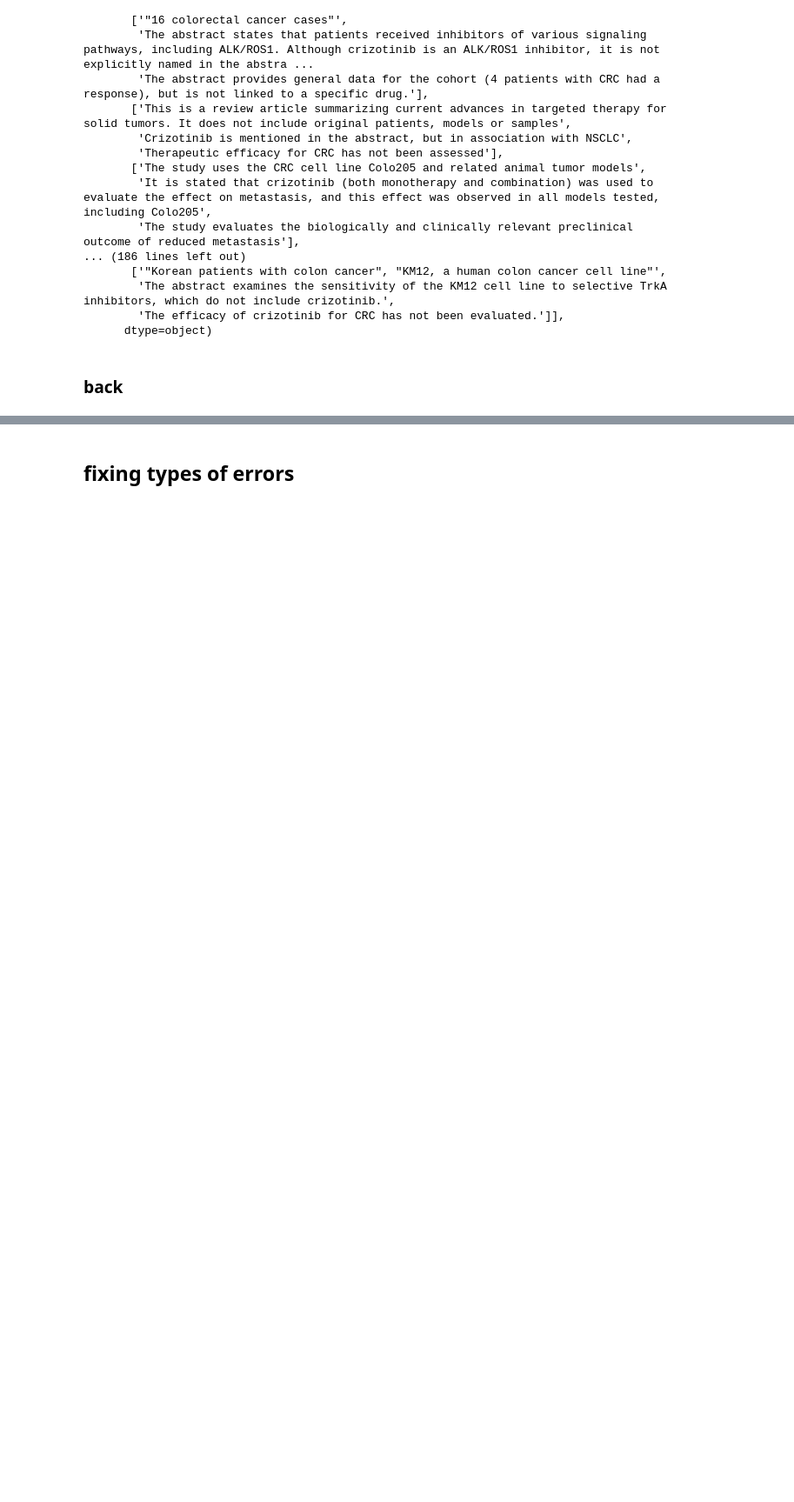
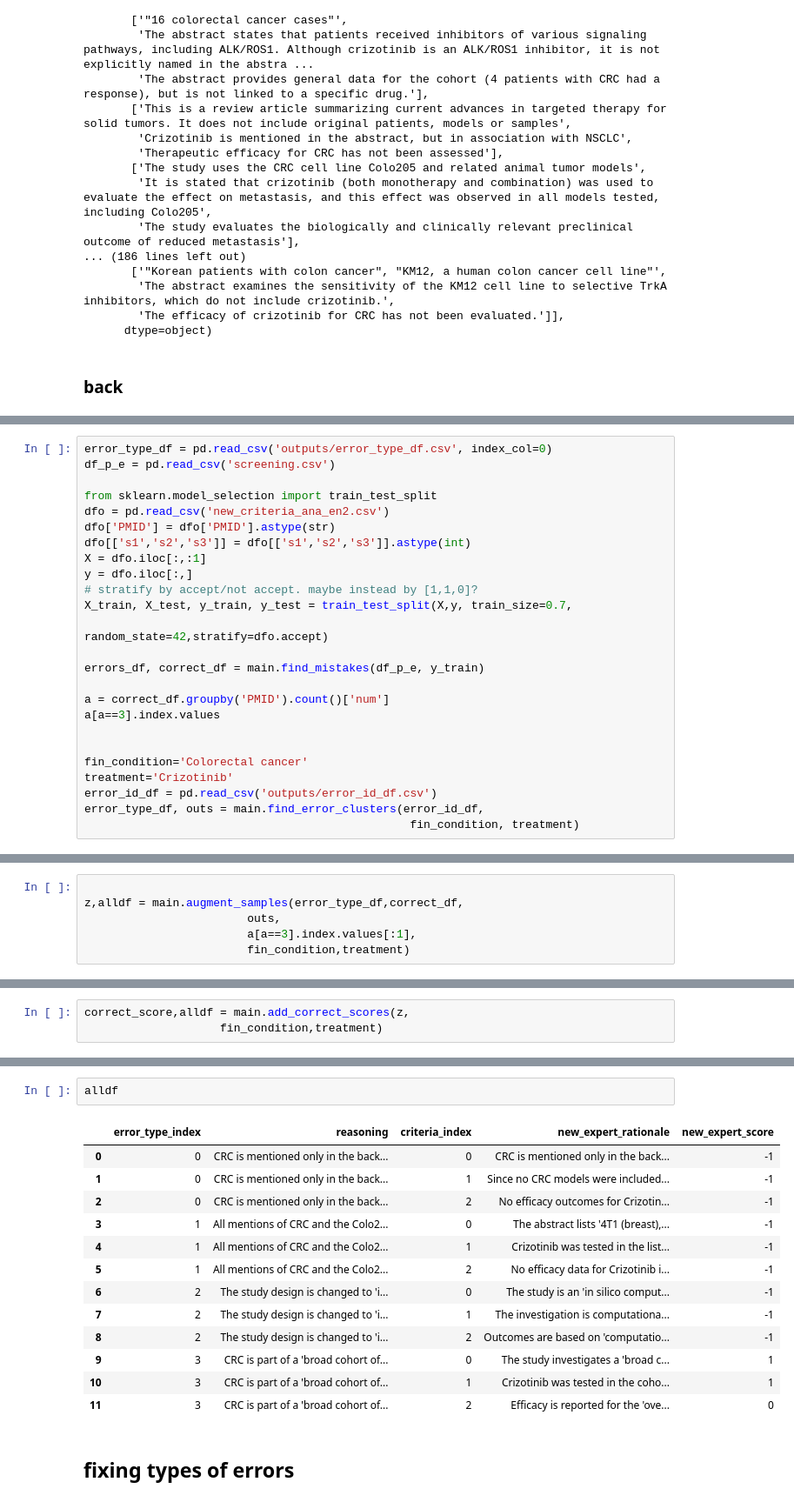
Before and after one commit to vnleonenko/GenerativeBenchmarkAI, a Jupyter notebook: mary/genben.ipynb, the cells around one changed output, grey strips where cells are left out. Shown at 87% size. Cells and saved outputs as stored; diff of their text form; blank space fills up the shorter version.

```diff
--- a/mary/genben.ipynb
+++ b/mary/genben.ipynb
@@ -409,0 +416,25 @@ Reason: Model failed to recognize lack of disease-specific data.
+# %%
+error_type_df = pd.read_csv('outputs/error_type_df.csv', index_col=0)
+df_p_e = pd.read_csv('screening.csv')
+
+from sklearn.model_selection import train_test_split
+dfo = pd.read_csv('new_criteria_ana_en2.csv')
+dfo['PMID'] = dfo['PMID'].astype(str)
+dfo[['s1','s2','s3']] = dfo[['s1','s2','s3']].astype(int)
+X = dfo.iloc[:,:1]
+y = dfo.iloc[:,]
+# stratify by accept/not accept. maybe instead by [1,1,0]?
+X_train, X_test, y_train, y_test = train_test_split(X,y, train_size=0.7,
+                                                    random_state=42,stratify=dfo.accept)
+
+errors_df, correct_df = main.find_mistakes(df_p_e, y_train)
+
+a = correct_df.groupby('PMID').count()['num']
+a[a==3].index.values
+
+
+fin_condition='Colorectal cancer'
+treatment='Crizotinib'
+error_id_df = pd.read_csv('outputs/error_id_df.csv')
+error_type_df, outs = main.find_error_clusters(error_id_df,
+                                                fin_condition, treatment)
@@ -409,0 +462,6 @@ Reason: Model failed to recognize lack of disease-specific data.
+# %%
+
+z,alldf = main.augment_samples(error_type_df,correct_df,
+                        outs,
+                        a[a==3].index.values[:1],
+                        fin_condition,treatment)
@@ -409,0 +481,3 @@ Reason: Model failed to recognize lack of disease-specific data.
+# %%
+correct_score,alldf = main.add_correct_scores(z,
+                    fin_condition,treatment)
@@ -410,3 +489,19 @@ Reason: Model failed to recognize lack of disease-specific data.
+# %%
+alldf
+# %% [output]
+|  | error_type_index | reasoning | criteria_index | new_expert_rationale | new_expert_score |
+| 0 | 0 | CRC is mentioned only in the back... | 0 | CRC is mentioned only in the back... | -1 |
+| 1 | 0 | CRC is mentioned only in the back... | 1 | Since no CRC models were included... | -1 |
+| 2 | 0 | CRC is mentioned only in the back... | 2 | No efficacy outcomes for Crizotin... | -1 |
+| 3 | 1 | All mentions of CRC and the Colo2... | 0 | The abstract lists '4T1 (breast),... | -1 |
+| 4 | 1 | All mentions of CRC and the Colo2... | 1 | Crizotinib was tested in the list... | -1 |
+| 5 | 1 | All mentions of CRC and the Colo2... | 2 | No efficacy data for Crizotinib i... | -1 |
+| 6 | 2 | The study design is changed to 'i... | 0 | The study is an 'in silico comput... | -1 |
+| 7 | 2 | The study design is changed to 'i... | 1 | The investigation is computationa... | -1 |
+| 8 | 2 | The study design is changed to 'i... | 2 | Outcomes are based on 'computatio... | -1 |
+| 9 | 3 | CRC is part of a 'broad cohort of... | 0 | The study investigates a 'broad c... | 1 |
+| 10 | 3 | CRC is part of a 'broad cohort of... | 1 | Crizotinib was tested in the coho... | 1 |
+| 11 | 3 | CRC is part of a 'broad cohort of... | 2 | Efficacy is reported for the 'ove... | 0 |
 # %% [markdown]
 ## fixing types of errors
 # %%
```
Also changed, not shown: parts of 23 cells of this notebook, 5 other files.
